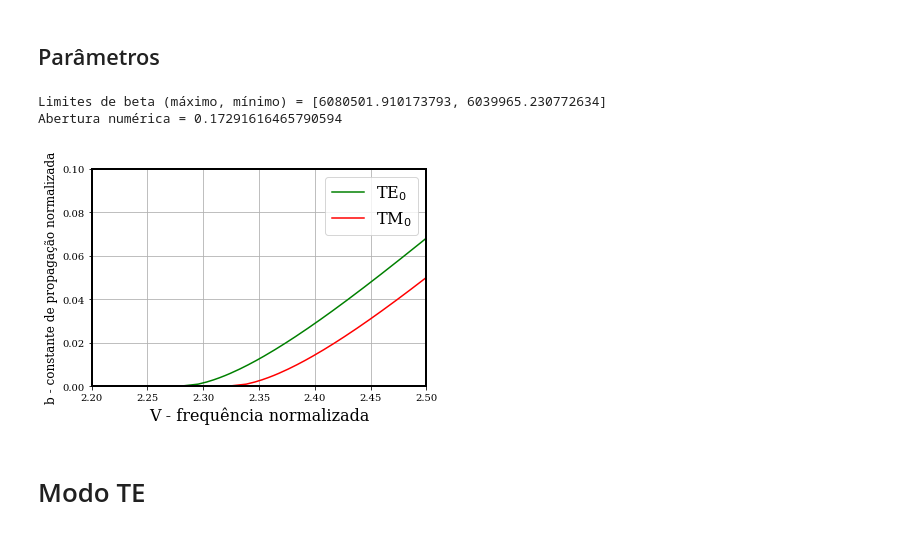
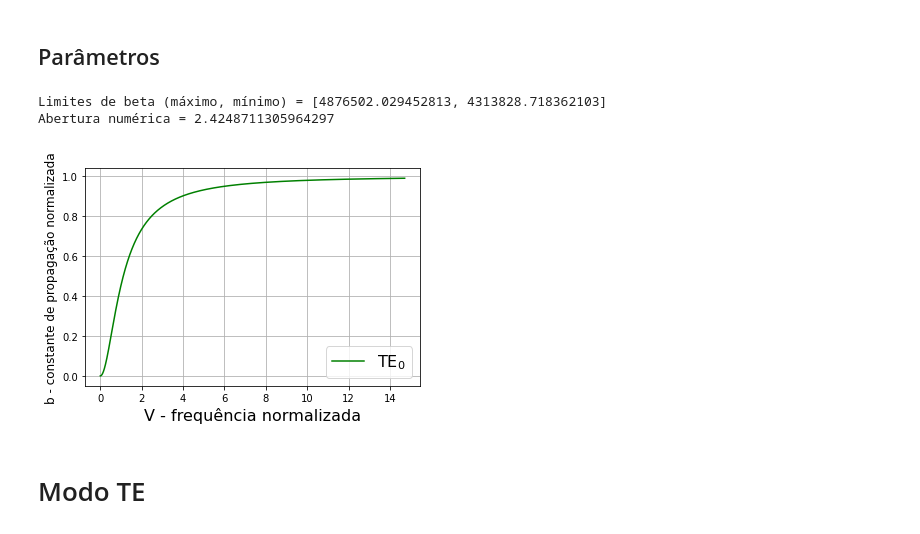
Before and after one commit to CaioRodrigues200/TEEE-2021.1, a Jupyter notebook: Subject Exercises/Exercício 02/Ex2.ipynb, the cells around one changed output. Cells and saved outputs as stored; diff of their text form; code cells hidden in the pictures.

```diff
--- a/Subject Exercises/Exercício 02/Ex2.ipynb
+++ b/Subject Exercises/Exercício 02/Ex2.ipynb
@@ -17,11 +17,11 @@ import dslab as ds
 # %% [markdown]
 ## Parâmetros
 # %%
-nf = 1.5
-ns = 1.49
-nc = 1.0
-a = 5e-6
-lmbd = 1.55e-6
+nf = 5.2
+ns = 4.6
+nc = 4.6
+a = 0.5e-6
+lmbd = 6.7e-6
 c0 = 299792458
 k0 = 2*np.pi/lmbd
 n_diff = nf - ns
@@ -48,24 +48,24 @@ print('Limites de beta (máximo, mínimo) = ', end='')
 print(lim)
 print(f'Abertura numérica = {AbNum}')
 # %% [output]
-Limites de beta (máximo, mínimo) = [6080501.910173793, 6039965.230772634]
-Abertura numérica = 0.17291616465790594
+Limites de beta (máximo, mínimo) = [4876502.029452813, 4313828.718362103]
+Abertura numérica = 2.4248711305964297
 # %%
-m = 1
+m = 0
 b = np.linspace(0, .99, 1000)
 Vte = (m*np.pi + np.arctan(np.sqrt((b + delta)/(1 - b))) + np.arctan(np.sqrt(b/(1 - b))))/(2*np.sqrt(1 - b))
 Vtm = (m*np.pi + np.arctan(pc*np.sqrt((b + delta)/(1 - b))) + np.arctan(ps*np.sqrt(b/(1 - b))))/(2*np.sqrt(1 - b))
 
 plt.plot(Vte, b, label = 'TE$_0$', color = colors[1])
-plt.plot(Vtm, b, label = 'TM$_0$', color = colors[2])
+#plt.plot(Vtm, b, label = 'TM$_0$', color = colors[2])
 plt.xlabel('V - frequência normalizada', fontsize = 16)
 plt.ylabel('b - constante de propagação normalizada', fontsize = 12)
-plt.xlim([2.2,2.5])
-plt.ylim([0,0.1])
+#plt.xlim([2.2,2.5])
+#plt.ylim([0,0.1])
 plt.legend(fontsize = 16)
 plt.grid(True)
 # %% [output]
-[figure, old version]
+[figure, new version]
 # %% [markdown]
 # Modo TE
 # %%
```
Also changed, not shown: 5 other files.
